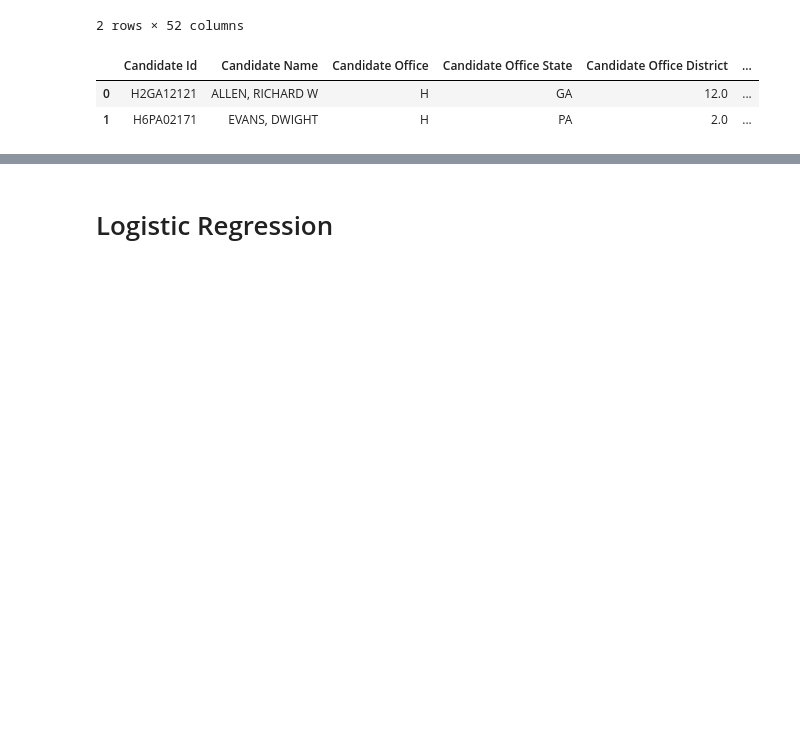
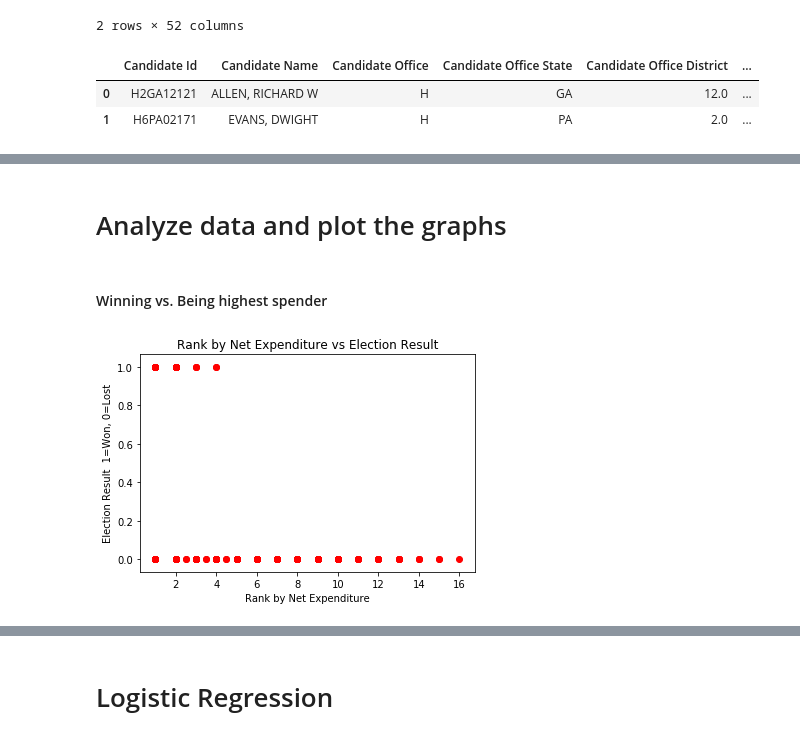
Before and after one commit to shresthaachyut/Election-Result-Prediction, a Jupyter notebook: ElectionResults.ipynb, the cells around one changed output, grey strips where cells are left out. Cells and saved outputs as stored; diff of their text form; code cells hidden in the pictures; blank space fills up the shorter version.

```diff
--- a/ElectionResults.ipynb
+++ b/ElectionResults.ipynb
@@ -159,7 +190,7 @@ candidateSummary = candidateSummaryAction[['Candidate Id','Candidate Name', 'Can
        'Candidate Office State', 'Candidate Office District','Candidate Party Affiliation',
        'Candidate Incumbent Challenger Open Seat','Net Contribution', 'Net Operating Expenditure',
        'Winner_binary','Cash on Hand Beginning of Period','Cash on Hand Close of Period','Individual Itemized Contribution',
-                                          'Individual Unitemized Contribution','Individual Contribution']]
+        'Individual Unitemized Contribution','Individual Contribution','Party Committee Contribution']]
 candidateSummary.head(2)
 # %% [output]
 |  | Candidate Id | Candidate Name | Candidate Office | Candidate Office State | Candidate Office District | ... |
@@ -282,0 +221,7 @@ dummy_rank.head()
+# %%
+# Get the ranks of candidates by netExpenditure, UnItemizedContribution and ItemizedContribution
+candidateHouse['rank_netExpenditure'] = candidateHouse.groupby(['Candidate Office State','Candidate Office District'])['Net Operating Expenditure'].rank(ascending = False)
+candidateHouse['rank_UnItemizedContribution'] = candidateHouse.groupby(['Candidate Office State','Candidate Office District'])['Individual Unitemized Contribution'].rank(ascending = False)
+candidateHouse['rank_ItemizedContribution'] = candidateHouse.groupby(['Candidate Office State','Candidate Office District'])['Individual Itemized Contribution'].rank(ascending = False)
+candidateHouse['rank_IndividualContribution'] = candidateHouse.groupby(['Candidate Office State','Candidate Office District'])['Individual Contribution'].rank(ascending = False)
+candidateHouse['rank_PartyContribution'] = candidateHouse.groupby(['Candidate Office State','Candidate Office District'])['Party Committee Contribution'].rank(ascending = False)
@@ -282,0 +232,12 @@ dummy_rank.head()
+# %% [markdown]
+# Analyze data and plot the graphs
+# %% [markdown]
+#### Winning vs. Being highest spender
+# %%
+plt.scatter(candidateHouse['rank_netExpenditure'], candidateHouse['Winner_binary'],color='red')
+plt.title('Rank by Net Expenditure vs Election Result')
+plt.xlabel('Rank by Net Expenditure')
+plt.ylabel('Election Result  1=Won, 0=Lost')
+plt.show()
+# %% [output]
+[figure, added]
```
Also changed, not shown: parts of 68 cells of this notebook, 10 other files.
